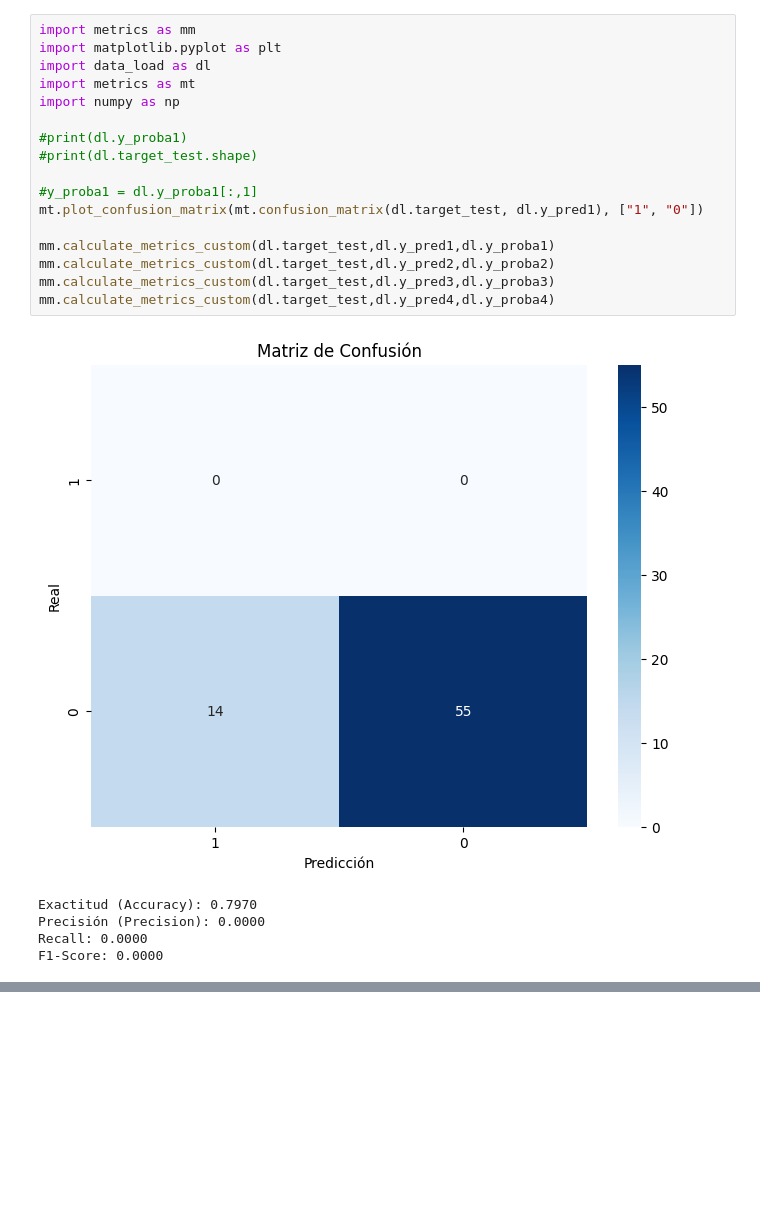
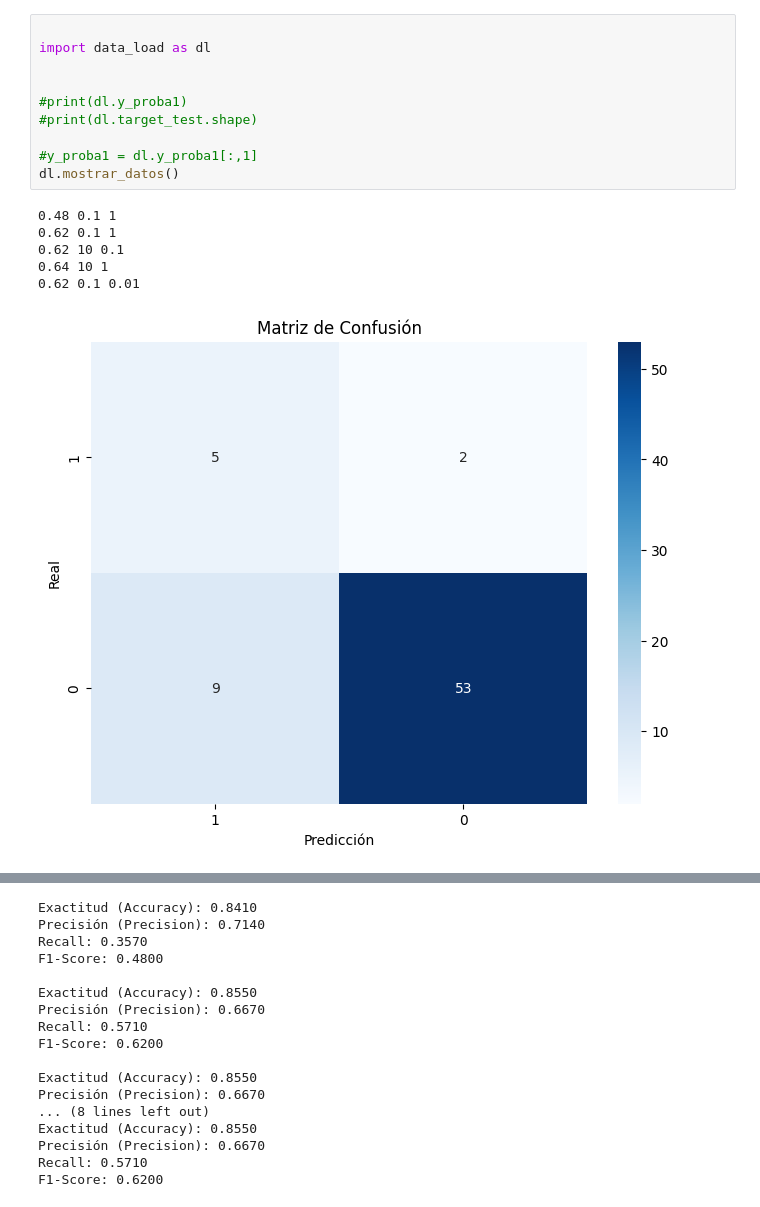
Before and after one commit to benjaminvitale/TP3_ml, a Jupyter notebook: tp_.ipynb, the cells around one changed output, grey strips where cells are left out. Saved outputs shown, nothing was run; the diff lists cells and outputs as text; blank space fills up the shorter version.

```diff
--- a/tp_.ipynb
+++ b/tp_.ipynb
@@ -1,23 +1,17 @@
-# %%
-import metrics as mm
-import matplotlib.pyplot as plt
-import data_load as dl
-import metrics as mt
-import numpy as np
-
-#print(dl.y_proba1)
-#print(dl.target_test.shape)
-
-#y_proba1 = dl.y_proba1[:,1]
-mt.plot_confusion_matrix(mt.confusion_matrix(dl.target_test, dl.y_pred1), ["1", "0"])
-
-mm.calculate_metrics_custom(dl.target_test,dl.y_pred1,dl.y_proba1)
-mm.calculate_metrics_custom(dl.target_test,dl.y_pred2,dl.y_proba2)
-mm.calculate_metrics_custom(dl.target_test,dl.y_pred3,dl.y_proba3)
-mm.calculate_metrics_custom(dl.target_test,dl.y_pred4,dl.y_proba4)
-# %% [output]
-[figure, removed]
-Exactitud (Accuracy): 0.7970
-Precisión (Precision): 0.0000
-Recall: 0.0000
-F1-Score: 0.0000
+# %%
+
+import data_load as dl
+
+
+#print(dl.y_proba1)
+#print(dl.target_test.shape)
+
+#y_proba1 = dl.y_proba1[:,1]
+dl.mostrar_datos()
+# %% [output]
+0.48 0.1 1
+0.62 0.1 1
+0.62 10 0.1
+0.64 10 1
+0.62 0.1 0.01
+[figure, added]
@@ -23,0 +22,17 @@ F1-Score: 0.0000
+Exactitud (Accuracy): 0.8410
+Precisión (Precision): 0.7140
+Recall: 0.3570
+F1-Score: 0.4800
+
+Exactitud (Accuracy): 0.8550
+Precisión (Precision): 0.6670
+Recall: 0.5710
+F1-Score: 0.6200
+
+Exactitud (Accuracy): 0.8550
+Precisión (Precision): 0.6670
+... (8 lines left out)
+Exactitud (Accuracy): 0.8550
+Precisión (Precision): 0.6670
+Recall: 0.5710
+F1-Score: 0.6200
```
Also changed, not shown: parts of 1 cell of this notebook, 5 other files.
